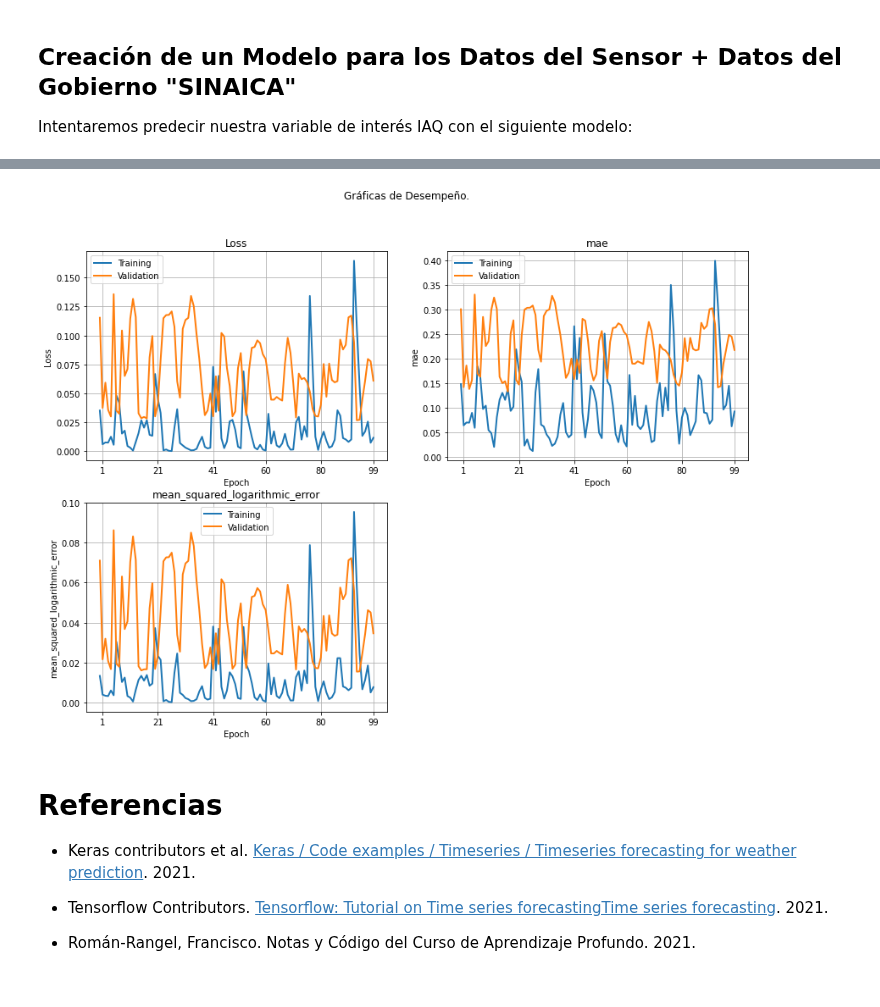
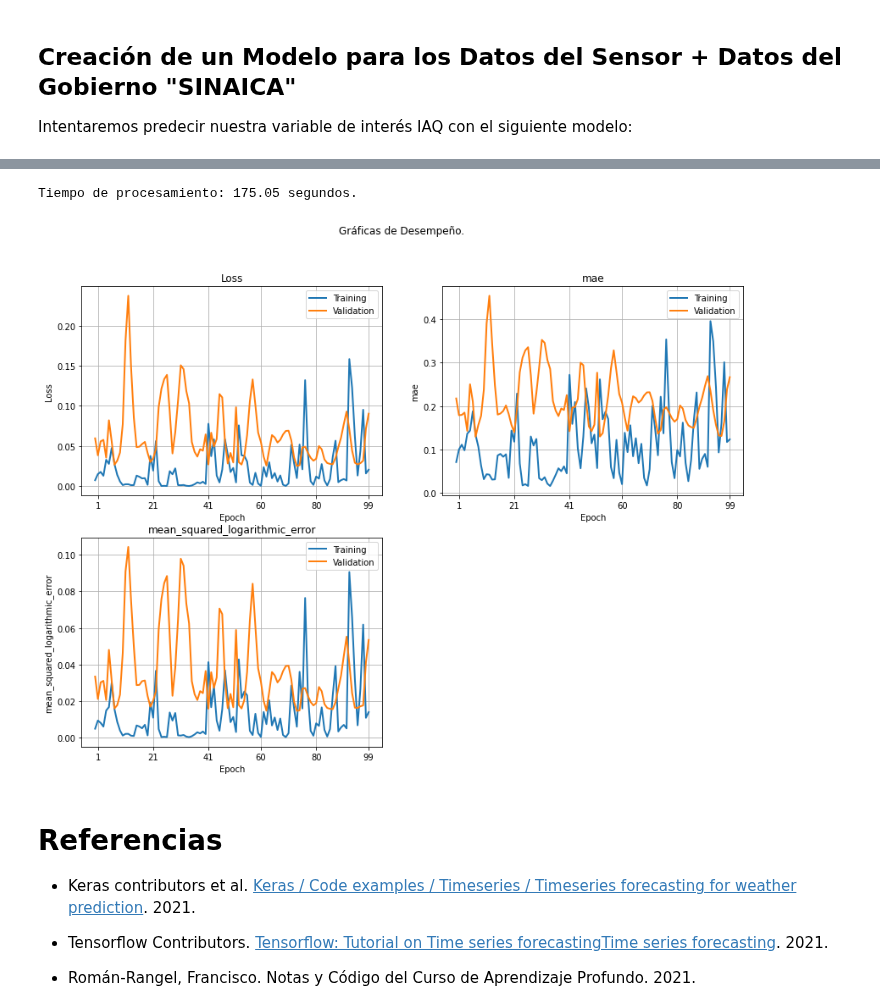
Before and after one commit to philwebsurfer/dlfinal, a Jupyter notebook: proyectofinal04_mejora_modelo.ipynb, the cells around one changed output, grey strips where cells are left out. Cells and saved outputs as stored; diff of their text form; code cells hidden in the pictures.

```diff
--- a/proyectofinal04_mejora_modelo.ipynb
+++ b/proyectofinal04_mejora_modelo.ipynb
@@ -309,7 +342,15 @@ performance_plot(trained_best00_sinaica.history, metrics=["mae", "mean_squared_l
+# %%
+trained_model = train_model(model, train3_iaq,
+                            validation_data=test3_iaq,
+                            metrics=["mse", "mae", "mean_squared_logarithmic_error"],
+                            epochs=100, steps_per_epoch=5,
+                            base_dir=base_url)
+# %% [output]
+Tiempo de procesamiento: 175.05 segundos.
 # %%
-performance_plot(trained_best00_sinaica.history, metrics=['mae', "mean_squared_logarithmic_error"])
+performance_plot(trained_model.history, metrics=['mae', "mean_squared_logarithmic_error"])
 # %% [output]
-[figure, old version]
+[figure, new version]
 # %% [markdown]
 # Referencias
 
```
Also changed, not shown: parts of 8 cells of this notebook.
